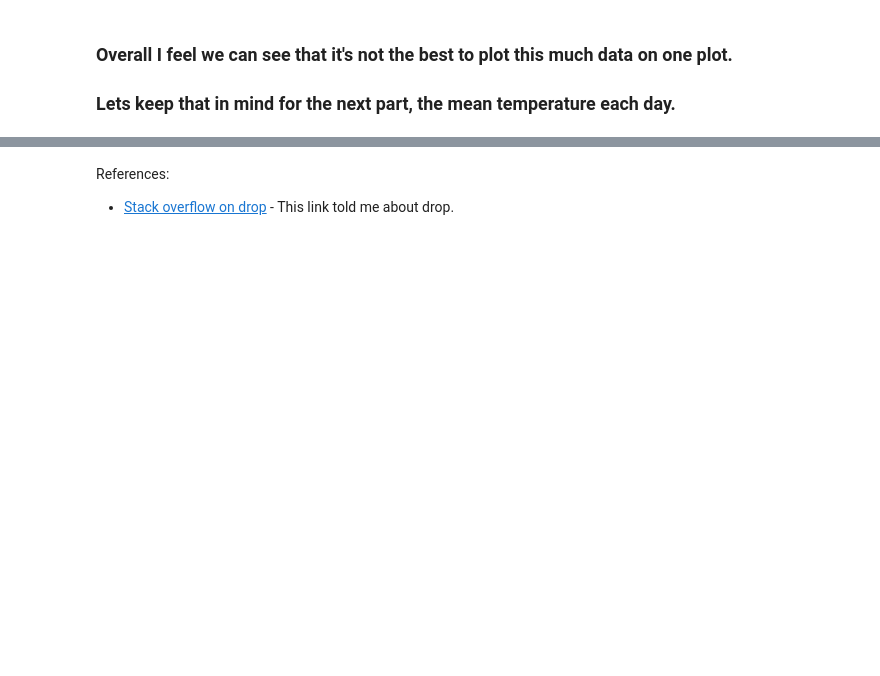
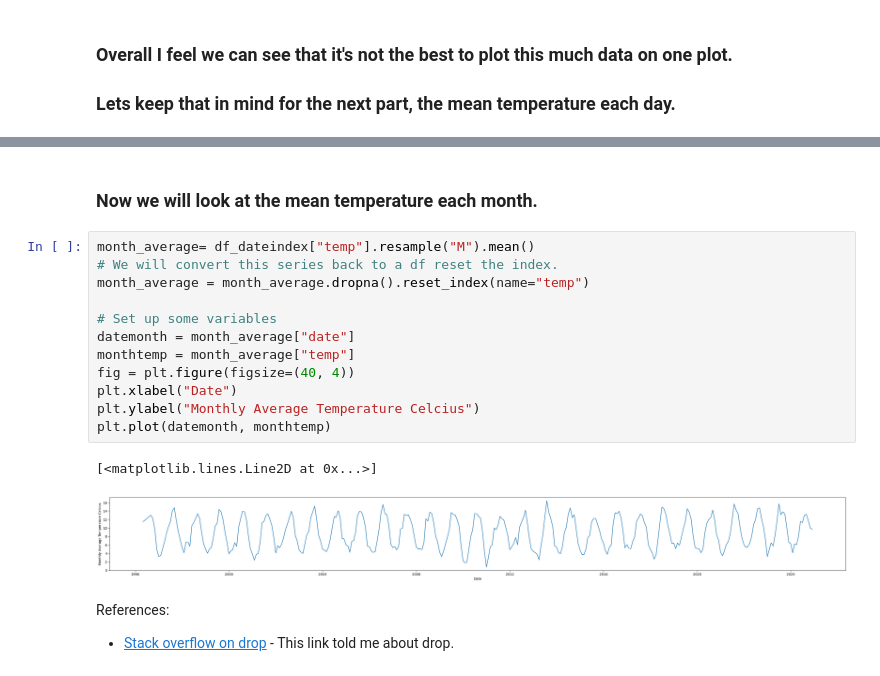
Before and after one commit to AndreHoarau/PFDA, a Jupyter notebook: assignments/assignment_6_weather.ipynb, the cells around one changed output, grey strips where cells are left out. Saved outputs shown, nothing was run; the diff lists cells and outputs as text; blank space fills up the shorter version.

```diff
--- a/assignments/assignment_6_weather.ipynb
+++ b/assignments/assignment_6_weather.ipynb
@@ -140,3 +135,20 @@ plt.plot(datedaily, daily_average_temp)
+# %% [markdown]
+### Now we will look at the mean temperature each month.
+# %%
+month_average= df_dateindex["temp"].resample("M").mean()
+# We will convert this series back to a df reset the index.
+month_average = month_average.dropna().reset_index(name="temp")
+
+# Set up some variables
+datemonth = month_average["date"]
+monthtemp = month_average["temp"]
+fig = plt.figure(figsize=(40, 4))
+plt.xlabel("Date")
+plt.ylabel("Monthly Average Temperature Celcius")
+plt.plot(datemonth, monthtemp)
+# %% [output]
+[<matplotlib.lines.Line2D at 0x...>]
+[figure, added]
 # %% [markdown]
 References:
 * [Stack overflow on drop](https://stackoverflow.com/questions/18172851/deleting-dataframe-row-in-pandas-based-on-column-value) - This link told me about drop.
```
Also changed, not shown: parts of 3 cells of this notebook.
